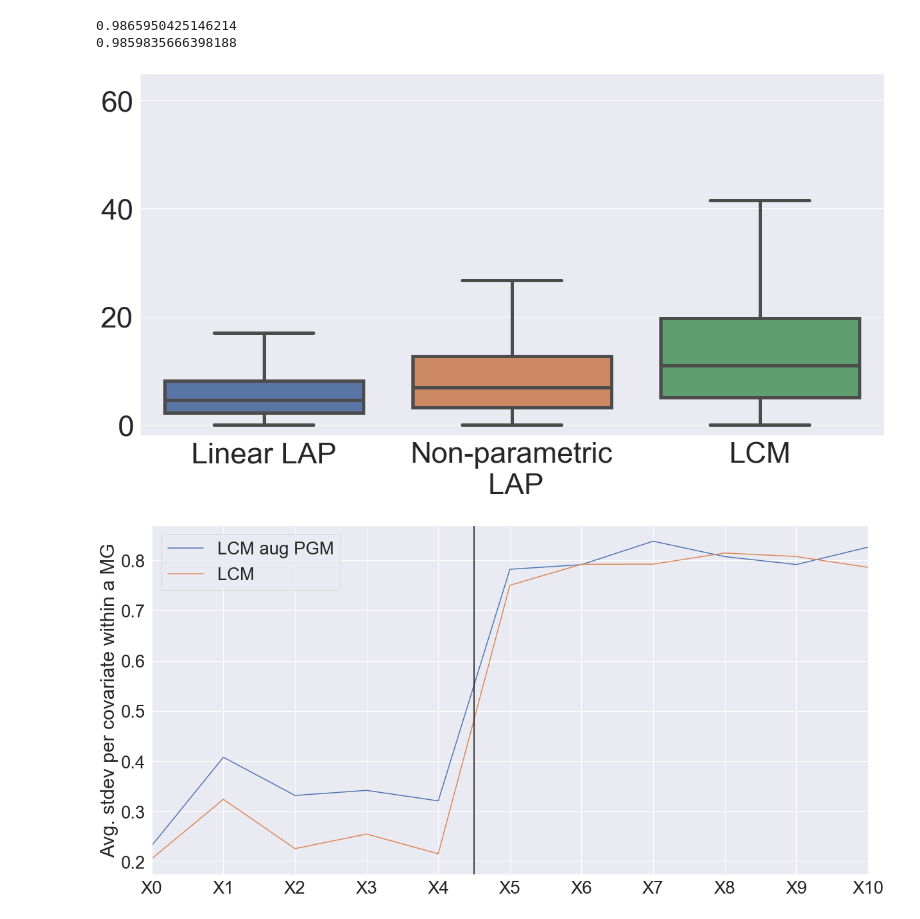
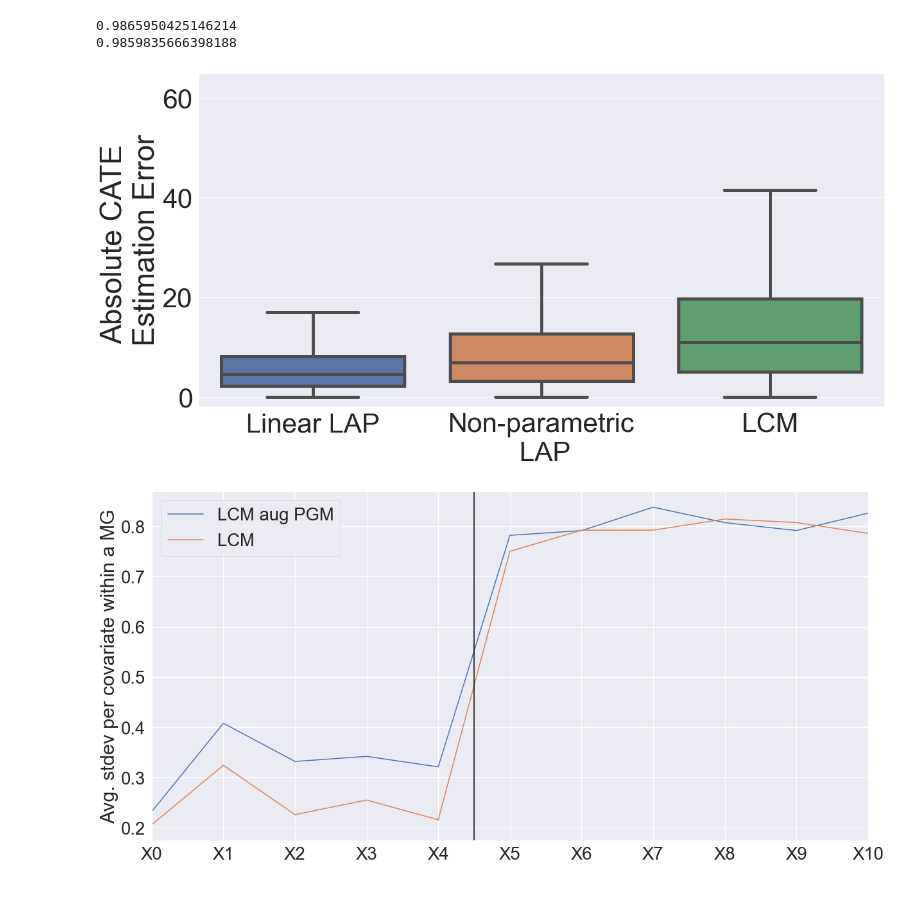
Before and after one commit to kattasa/variable_imp_matching, a Jupyter notebook: lcm_aug_pgm.ipynb, the cells around one changed output. Drawn from its saved outputs; the diff is of its cells as text; code cells hidden in the pictures.

```diff
--- a/lcm_aug_pgm.ipynb
+++ b/lcm_aug_pgm.ipynb
@@ -83,19 +83,20 @@ cate_df = pd.DataFrame(cates)
 # %%
 sns.set(font_scale=4)
 fig, ax = plt.subplots(figsize=(20, 10))
 df_res = pd.DataFrame()
 df_res["Linear LAP"] = np.abs(combo_cates_lin - df_true["TE"])
 df_res["Non-parametric\n LAP"] = np.abs(combo_cates_gbt - df_true["TE"])
 df_res["LCM"] = np.abs(cate_df["CATE_mean"] - df_true["TE"])
 sns.boxplot(data=df_res, fliersize=0, ax=ax, linewidth=5)
 plt.xticks(rotation=0)
+plt.ylabel("Absolute CATE \nEstimation Error")
 plt.ylim(-2, 65)
 plt.savefig("combining_pgm_w_lcm_results.png")
 df_res.to_csv("combining_pgm_w_lcm_results.csv")
 # plt.boxplot(np.abs(combo_cates - df_true["TE"]), positions=[1])
 # plt.boxplot(np.abs(cate_df["CATE_mean"] - df_true["TE"]), positions=[2])
 # %% [output]
-[figure, old version]
+[figure, new version]
 # %%
 std_aug = []
 std_lcm = []
```
Also changed, not shown: 1 other file.
